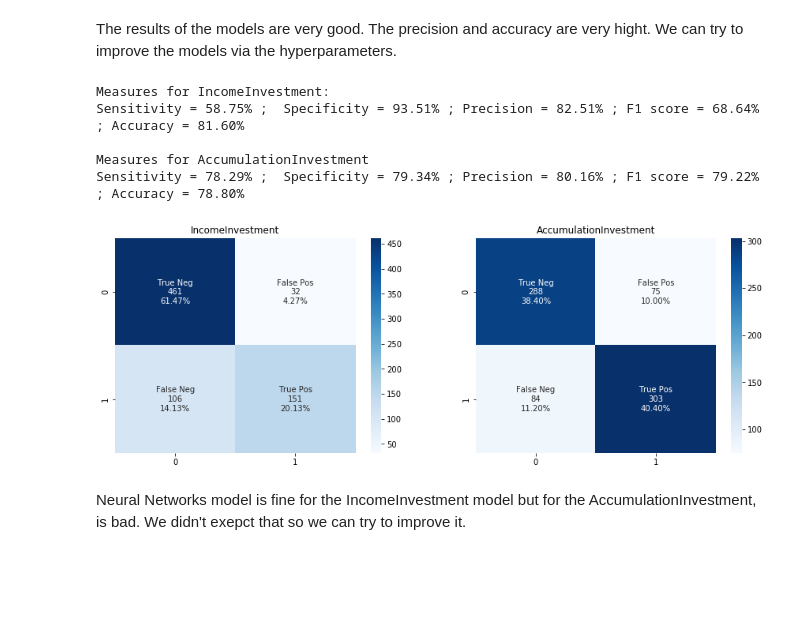
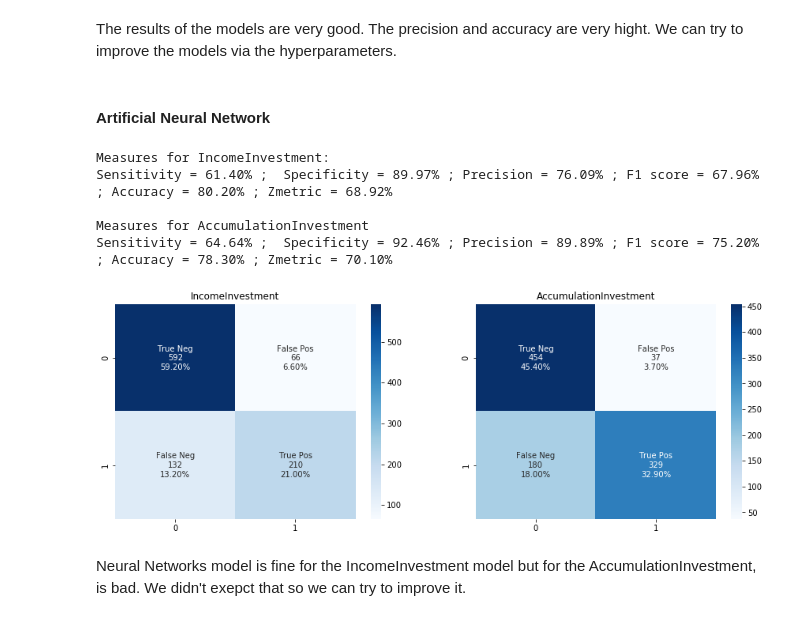
Before and after one commit to Emmalito/ML_BC2, a Jupyter notebook: src/3_Models.ipynb, the cells around one changed output. Saved outputs shown, nothing was run; the diff lists cells and outputs as text; code cells hidden in the pictures; blank space fills up the shorter version.

```diff
--- a/src/3_Models.ipynb
+++ b/src/3_Models.ipynb
@@ -41,7 +41,7 @@ from joblib import dump, load
 %store -r t_acc
 # %%
 #Create the subsets Train (80 %) and Test (20 %)
-X_train, X_test, Inc_train, Inc_test, Acc_train, Acc_test = train_test_split(X_inc, t_inc, t_acc, test_size=0.2, shuffle=True, random_state=5)
+X_train, X_test, Inc_train, Inc_test, Acc_train, Acc_test = train_test_split(X, t_inc, t_acc, test_size=0.2, shuffle=True, random_state=5)
 # %% [markdown]
 ### Logistic models
 
@@ -97,7 +80,7 @@ For our problem, we will use **Classification trees** wich will give us binary o
 # %% [markdown]
 As for the logistic regression, we look for the better hyper-parameters thanks to a K-cross-validation method (with 15 folds).
 # %%
-#"""
+"""
 #The code:
 
 #Hyper-parameters to optimise
@@ -108,12 +91,12 @@ paramGrid = {'n_estimators': [50, 100, 300], #Number of trees
             'bootstrap': [True, False]}  #Bootstrap samples are used
 
 #IncomeInvestment model
-rf_randomInc = RandomizedSearchCV(estimator = RandomForestClassifier(n_jobs=-1, class_weight={0:0.6, 1:0.4}), n_iter=432, cv=15, param_distributions = paramGrid, n_jobs = -1)
+rf_randomInc = RandomizedSearchCV(estimator = RandomForestClassifier(n_jobs=-1, class_weight={0:0.6, 1:0.4}), n_iter=144, cv=15, param_distributions = paramGrid, n_jobs = -1)
 rf_randomInc.fit(X_train, Inc_train)
 rfModInc = rf_randomInc.best_estimator_
 
 #AccumulationInvestment model
-rf_randomAcc = RandomizedSearchCV(estimator = RandomForestClassifier(n_jobs=-1), n_iter=432, cv=15, param_distributions = paramGrid, n_jobs = -1)
+rf_randomAcc = RandomizedSearchCV(estimator = RandomForestClassifier(n_jobs=-1), n_iter=144, cv=15, param_distributions = paramGrid, n_jobs = -1)
 rf_randomAcc.fit(X_train, Acc_train)
 rfModAcc = rf_randomAcc.best_estimator_
 
@@ -153,7 +136,7 @@ dim, batch = len(X_train[0]), len(X_train)//100
 nnAccMod.add(Dense(units=512, activation='relu', input_dim=dim))
 nnAccMod.add(Dense(units=1, activation='sigmoid'))#output layer
 nnAccMod.compile(loss='binary_crossentropy', optimizer='Adam', metrics=['Recall', 'AUC', 'accuracy'])
-nnAccMod.fit(X_train, Acc_train, batch_size=batch, epochs=100, verbose=1, use_multiprocessing=True, validation_data=(X_test, Acc_test))
+h = nnAccMod.fit(X_train, Acc_train, batch_size=batch, epochs=100, verbose=1, use_multiprocessing=True, validation_data=(X_test, Acc_test))
 # %% [markdown]
 ### Model valuation
 
@@ -177,11 +160,12 @@ def metrics(cm, isInc):
     TPR = TP/(TP+FN) ; P = TP/(TP+FP)
     TNR = (TN/(TN+FP)) ; F1 = (2*P*TPR)/(P+TPR)
     acc = (TP+TN)/(TP+TN+FP+FN)
+    Z = 0.6*TPR + 0.4*acc  #Business metric => 60% for the TPR, 40% for the Acc
     if isInc:
         print("Measures for IncomeInvestment:")
     else:
         print("Measures for AccumulationInvestment")
-    print(f'Sensitivity = {TPR:2.2%} ;  Specificity = {TNR:2.2%} ; Precision = {P:2.2%} ; F1 score = {F1:2.2%} ; Accuracy = {acc:2.2%}', "\n")
+    print(f'Sensitivity = {TPR:2.2%} ;  Specificity = {TNR:2.2%} ; Precision = {P:2.2%} ; F1 score = {F1:2.2%} ; Accuracy = {acc:2.2%} ; Zmetric = {Z:2.2%}', "\n")
 
 def confusionMat(predInc, predAcc):
     cm1 = confusion_matrix(Inc_test, predInc)
@@ -229,18 +217,20 @@ Sensitivity = 73.64% ;  Specificity = 84.57% ; Precision = 83.58% ; F1 score = 7
 # %% [markdown]
 The results of the models are very good. The precision and accuracy are very hight. We can try to improve the models via the hyperparameters.
+# %% [markdown]
+#### Artificial Neural Network
 # %%
 #Valuation of neural Networks models
-ipre = (predNnInc > 0.5).astype(int)
-apre = (predNnAcc > 0.4).astype(int)
+ipre = (predNnInc > 0.38).astype(int)
+apre = (predNnAcc > 0.5).astype(int)
 
 confusionMat(ipre, apre)
 # %% [output]
 Measures for IncomeInvestment:
-Sensitivity = 58.75% ;  Specificity = 93.51% ; Precision = 82.51% ; F1 score = 68.64% ; Accuracy = 81.60%
+Sensitivity = 61.40% ;  Specificity = 89.97% ; Precision = 76.09% ; F1 score = 67.96% ; Accuracy = 80.20% ; Zmetric = 68.92%
 
 Measures for AccumulationInvestment
-Sensitivity = 78.29% ;  Specificity = 79.34% ; Precision = 80.16% ; F1 score = 79.22% ; Accuracy = 78.80%
+Sensitivity = 64.64% ;  Specificity = 92.46% ; Precision = 89.89% ; F1 score = 75.20% ; Accuracy = 78.30% ; Zmetric = 70.10%
-[figure, old version]
+[figure, new version]
 # %% [markdown]
 Neural Networks model is fine for the IncomeInvestment model but for the AccumulationInvestment, is bad. We didn't exepct that so we can try to improve it.
 # %% [markdown]
```
Also changed, not shown: parts of 11 cells of this notebook.
